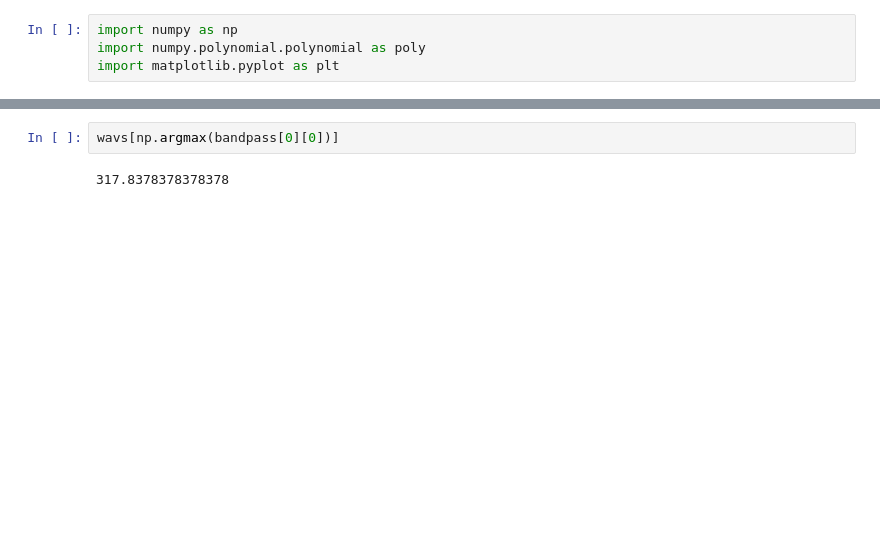
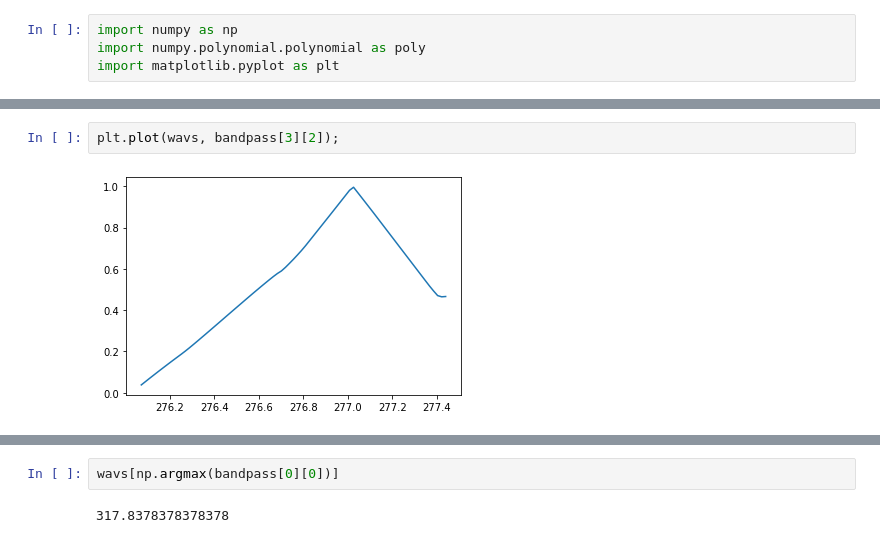
Before and after one commit to tim-balloon/tim-inst_modl, a Jupyter notebook: optics_analysis/Reverse Model Bandpass Analysis.ipynb, the cells around one changed output, grey strips where cells are left out. Cells and saved outputs as stored; diff of their text form; blank space fills up the shorter version.

```diff
--- a/optics_analysis/Reverse Model Bandpass Analysis.ipynb
+++ b/optics_analysis/Reverse Model Bandpass Analysis.ipynb
@@ -67,0 +65,4 @@ plt.plot(wavs, bandpass[6][4]);
+# %%
+plt.plot(wavs, bandpass[3][2]);
+# %% [output]
+[figure, added]
```
Also changed, not shown: parts of 12 cells of this notebook, 10 other files.
